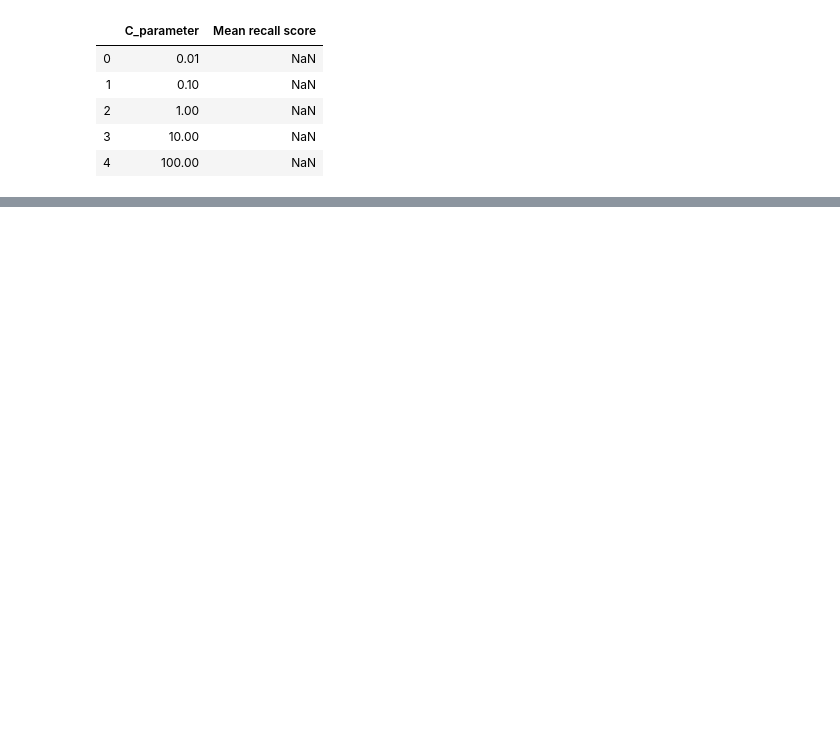
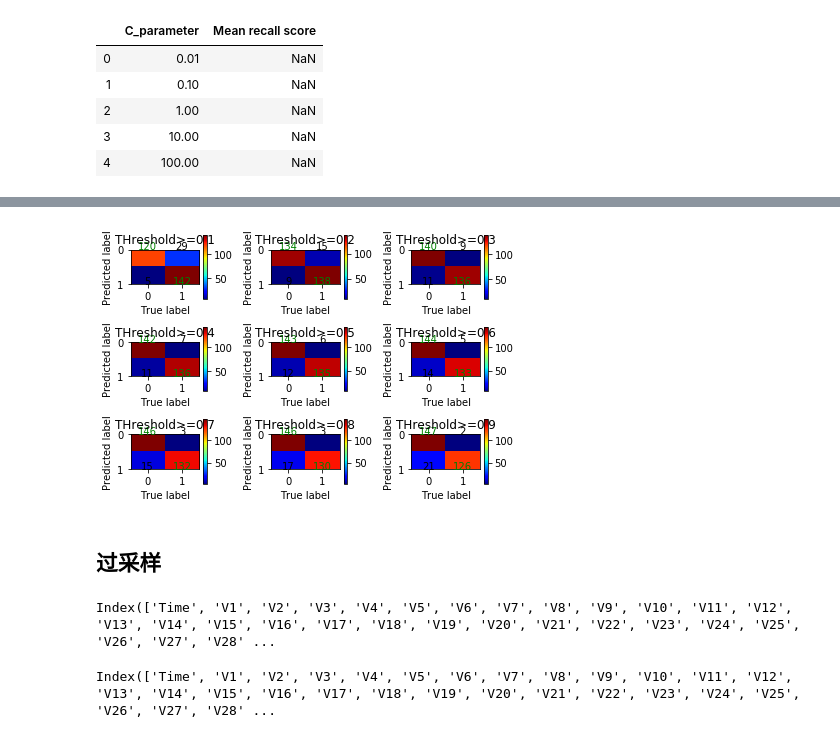
Before and after one commit to zstarling131227/1905, a Jupyter notebook: project/数据分析项目1/未命名.ipynb, the cells around one changed output, grey strips where cells are left out. Saved outputs shown, nothing was run; the diff lists cells and outputs as text; code cells hidden in the pictures; blank space fills up the shorter version.

```diff
--- a/project/数据分析项目1/未命名.ipynb
+++ b/project/数据分析项目1/未命名.ipynb
@@ -288,0 +576,6 @@ y_pred_undersample=lr.predict(X_test_undersample.values)
+# %%
+lr=LogisticRegression(C=best_c,penalty='l1')
+lr.fit(X_train_undersample,Y_train_undersample.values.ravel())
+y_pred_undersample_proba=lr.predict_proba(X_test_undersample.values)# 预测概率值
+# %%
+thresholds=[0.1,0.2,0.3,0.4,0.5,0.6,0.7,0.8,0.9]
@@ -288,0 +587,15 @@ y_pred_undersample=lr.predict(X_test_undersample.values)
+# %%
+j=1
+for i in thresholds:
+    y_test_predict_high_recall=y_pred_undersample_proba[:,1]>i
+    plt.subplot(3,3,j)
+    j+=1
+
+    cnf_matrix=confusion_matrix(Y_test_undersample,y_test_predict_high_recall)
+    np.set_printoptions(precision=2)
+    class_name=[0,1]
+    plot_confusion_matrix(cnf_matrix,class_name,title='THreshold>=%s'%i)
+# %% [output]
+[figure, added]
+# %% [markdown]
+## 过采样
@@ -288,0 +610,10 @@ y_pred_undersample=lr.predict(X_test_undersample.values)
+# %%
+columns=credit_cards.columns
+columns
+# %% [output]
+Index(['Time', 'V1', 'V2', 'V3', 'V4', 'V5', 'V6', 'V7', 'V8', 'V9', 'V10', 'V11', 'V12', 'V13', 'V14', 'V15', 'V16', 'V17', 'V18', 'V19', 'V20', 'V21', 'V22', 'V23', 'V24', 'V25', 'V26', 'V27', 'V28' ...
+# %%
+features_colunms=columns.delete(len(columns)-1)
+features_colunms
+# %% [output]
+Index(['Time', 'V1', 'V2', 'V3', 'V4', 'V5', 'V6', 'V7', 'V8', 'V9', 'V10', 'V11', 'V12', 'V13', 'V14', 'V15', 'V16', 'V17', 'V18', 'V19', 'V20', 'V21', 'V22', 'V23', 'V24', 'V25', 'V26', 'V27', 'V28' ...
```
Also changed, not shown: parts of 35 cells of this notebook.
